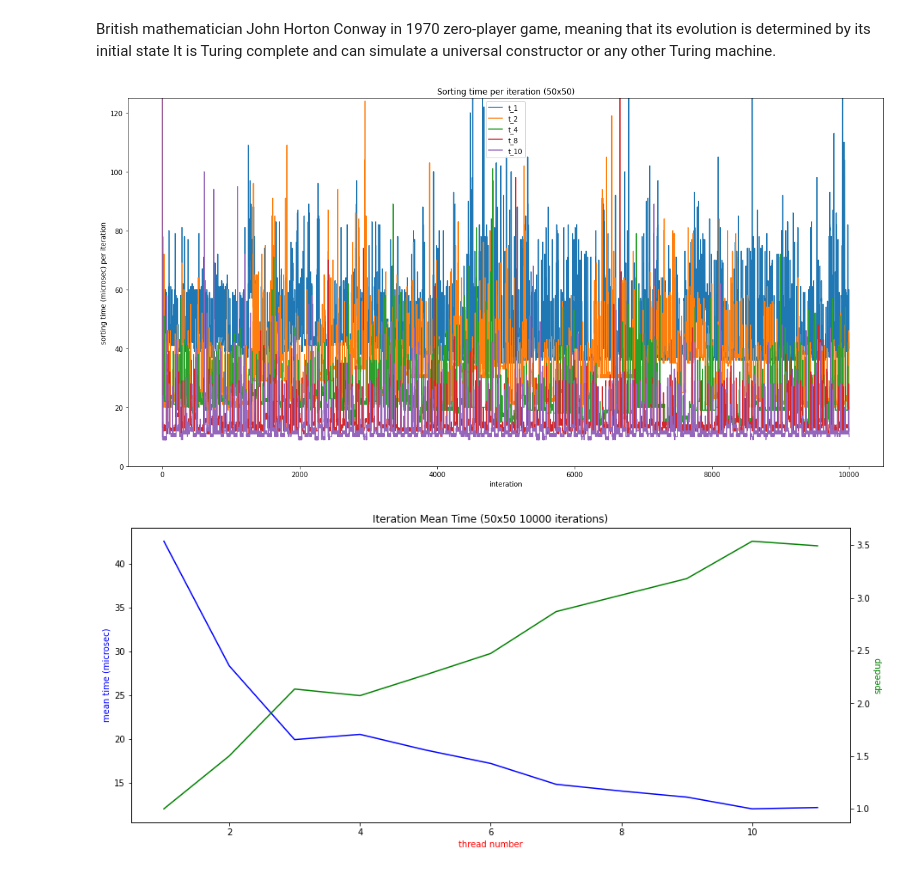
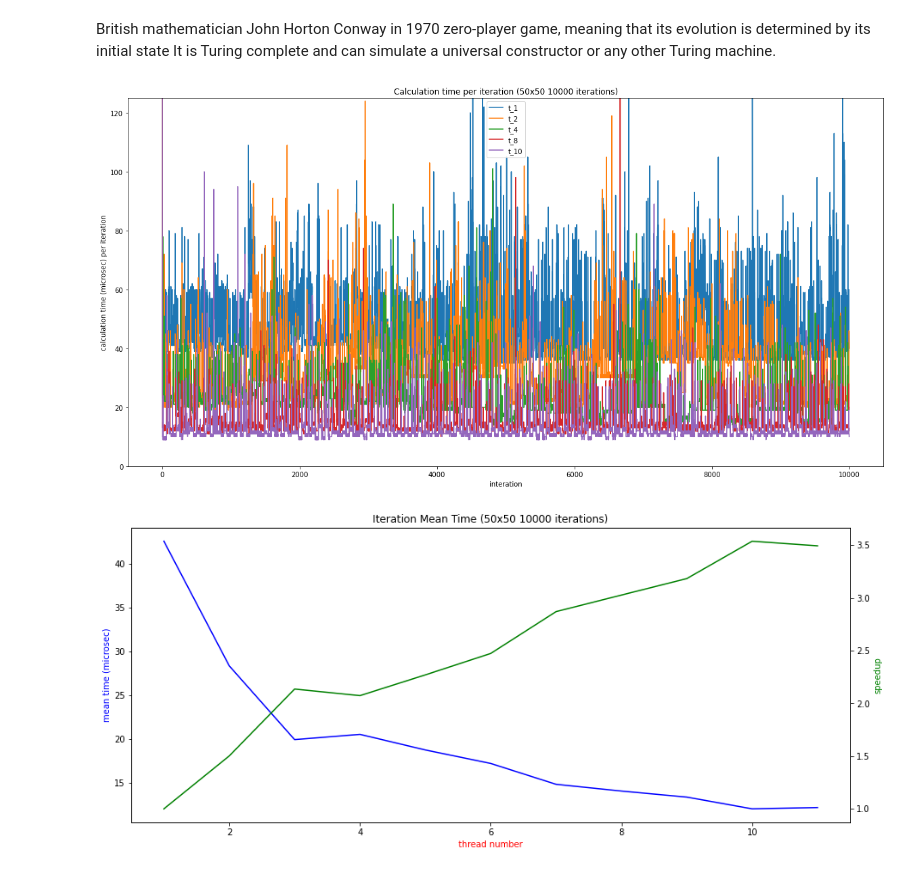
Before and after one commit to se21m024/PPR_Final_Project, a Jupyter notebook: SpeedupQuotient.ipynb, the cells around one changed output. Drawn from its saved outputs; the diff is of its cells as text; code cells hidden in the pictures.

```diff
--- a/SpeedupQuotient.ipynb
+++ b/SpeedupQuotient.ipynb
@@ -49,36 +49,36 @@ t_7 = raw_data[6]
 t_8 = raw_data[7]
 t_9 = raw_data[8]
 t_10 = raw_data[9]
 t_11 = raw_data[10]
 
 def Average(lst):
     return sum(lst) / len(lst)
 
 plt.plot(x, t_1, label = "t_1")
 plt.plot(x, t_2, label = "t_2")
 # plt.plot(x, t_3, label = "t_3")
 plt.plot(x, t_4, label = "t_4")
 # plt.plot(x, t_5, label = "t_5")
 # plt.plot(x, t_6, label = "t_6")
 # plt.plot(x, t_7, label = "t_7")
 plt.plot(x, t_8, label = "t_8")
 # plt.plot(x, t_9, label = "t_9")
 plt.plot(x, t_10, label = "t_10")
 # plt.plot(x, t_11, label = "t_11")
 
-plt.title('Sorting time per iteration (50x50)')
-plt.ylabel("sorting time (microsec) per iteration")
+plt.title('Calculation time per iteration (50x50 10000 iterations)')
+plt.ylabel("calculation time (microsec) per iteration")
 plt.xlabel("interation")
 
 ymin = 0
 ymax = 125
 
 ax.set_ylim([ymin, ymax])
 
 plt.legend()
 plt.show()
 # %% [output]
-[figure, old version]
+[figure, new version]
 # %%
 
 mean_t_1 = round(Average(t_1), 2)
```
Also changed, not shown: parts of 6 cells of this notebook, 7 other files.
